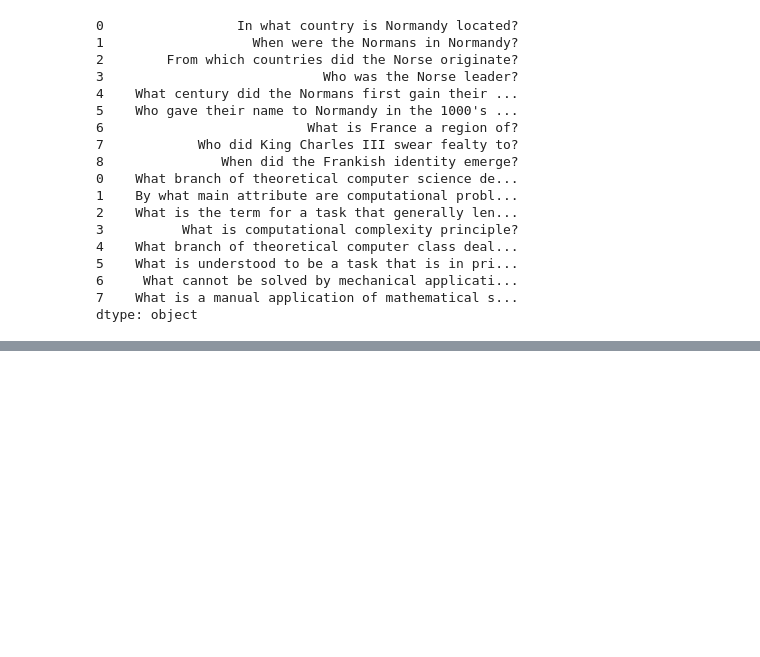
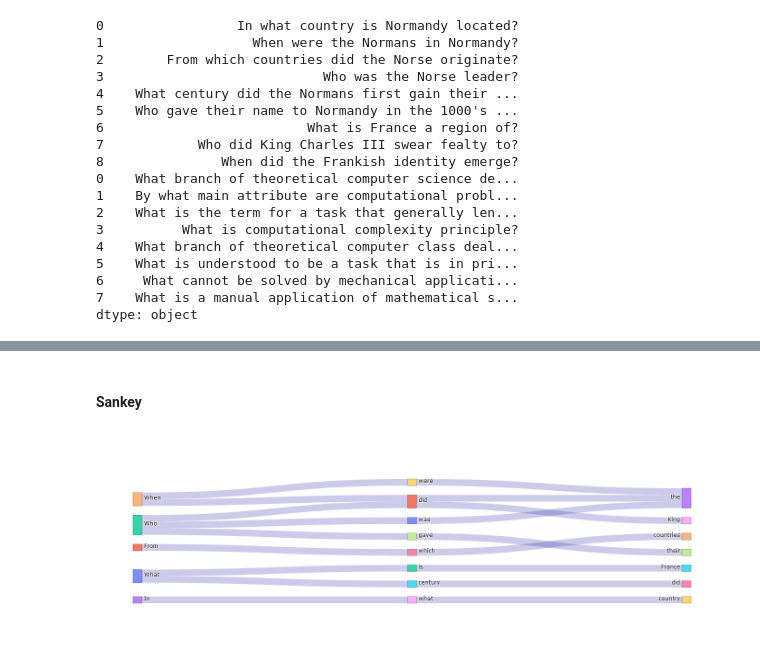
Before and after one commit to yatiraj1/visualization_centre, a Jupyter notebook: notebooks/squad_viz_sunburst_sankey.ipynb, the cells around one changed output, grey strips where cells are left out. Cells and saved outputs as stored; diff of their text form; code cells hidden in the pictures; blank space fills up the shorter version.

Commit message:
added sankey plots to squad_viz_sunburst_sankey.ipynb
updated plots with sankey for question answer data

```diff
--- a/notebooks/squad_viz_sunburst_sankey.ipynb
+++ b/notebooks/squad_viz_sunburst_sankey.ipynb
@@ -24,7 +28,3 @@ normans
 dtype: object
 # %%
 normans_ls = normans.str.split(' ')
-# %%
-def get_layer_data(ser, n=2): # gets data  as value counts from the given layer from event_path # i.e the counts of n-1th and nth steps
-    ser_x = ser.map(lambda x: tuple(x[n-2:n]) if len(x)>=n else None)
-    return pd.Series(ser_x).value_counts()
@@ -66,3 +53,10 @@ def plot_sentence_sunburst(ser, level=2):
     #return df
     fig = px.sunburst(df, path=list(range(level)), values='count')
     fig.show()
+# %%
+def get_layer_data(ser, n=2): # gets data  as value counts from the given layer from event_path # i.e the counts of n-1th and nth steps
+    ser_x = ser.str.split(' ').map(lambda x: tuple(x[n-2:n]) if len(x)>=n else None)
+    return pd.Series(ser_x).value_counts()
+
+def get_all_indices(listlike, compare_value):
+    return [i for i, value in enumerate(listlike) if value == compare_value]
@@ -69,2 +125,25 @@ def plot_sentence_sunburst(ser, level=2):
+# %%
+def plot_sentence_sankey(ser, level=2):
+    #initialise the sankey using basic info
+    fwd_sankey = Layered_sankey(
+        node = dict(
+          #pad = 15,
+          #thickness = 20,
+          #line = dict(color = "black", width = 0.5),
+          #label = ["RedZone Purchase"],
+          #color = "blue"
+        ),
+        link = dict(
+        color = 'rgba(0,0,150,0.2)' # color of connections
+        )
+    )
+
+    fwd_sankey.add_first_layer(get_layer_data(ser, 2))
+    if level > 2:
+        for i in range(3, level+1):
+            fwd_sankey.add_layer(get_layer_data(ser, i))
+
+    fig = go.Figure(data = fwd_sankey)
+    fig.show()
 # %% [markdown]
 ### Plots
@@ -107,0 +189,6 @@ plot_sentence_sunburst(questions3,3)
+# %% [markdown]
+#### Sankey
+# %%
+plot_sentence_sankey(normans, level=3)
+# %% [output]
+[figure, added]
```
Also changed, not shown: parts of 8 cells of this notebook.
